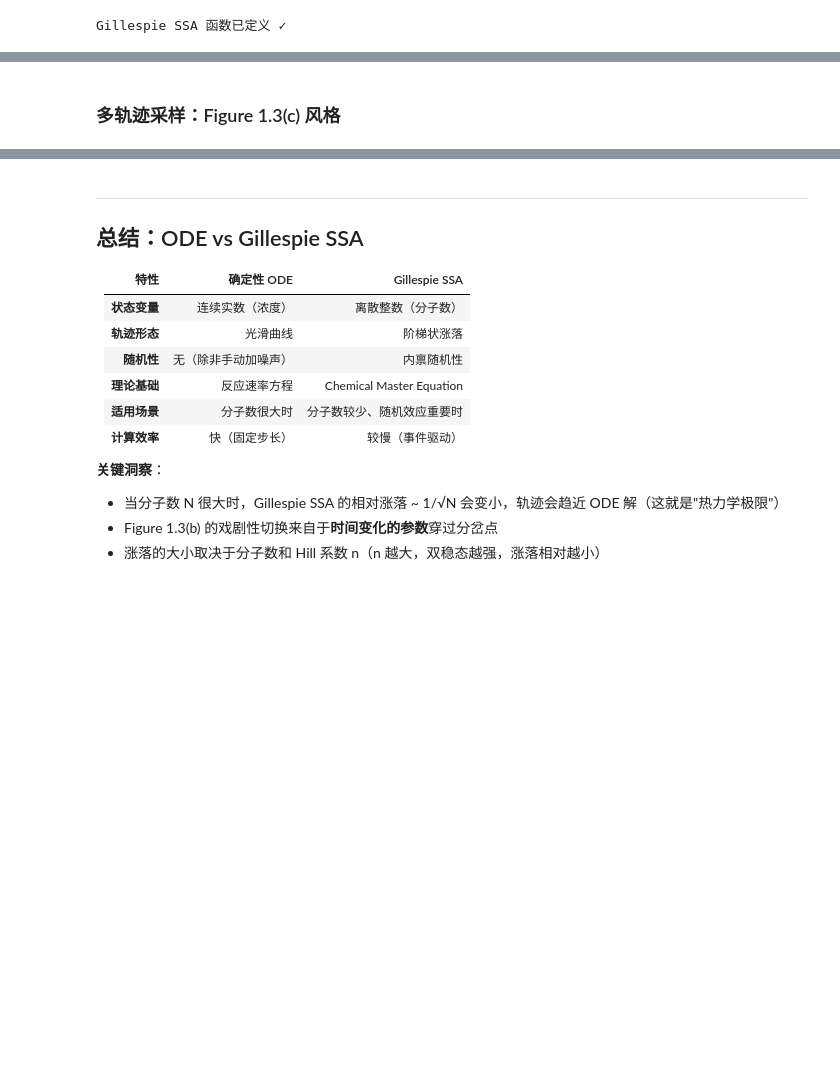
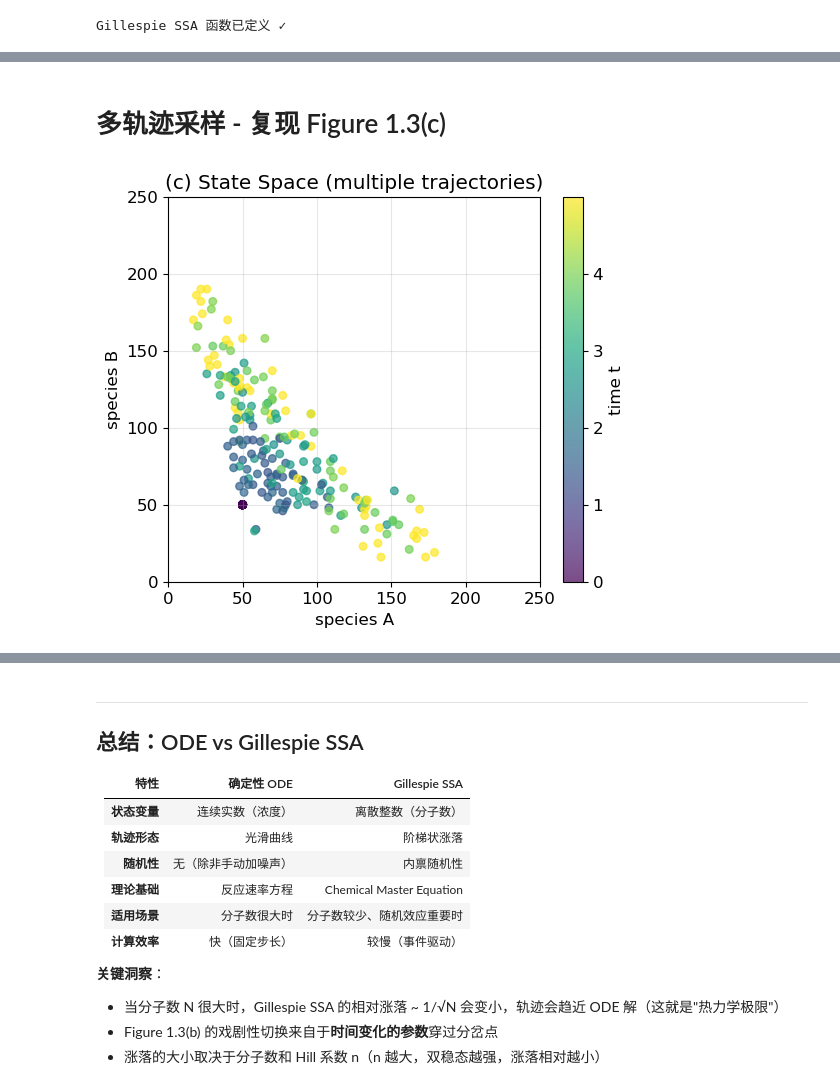
Before and after one commit to qhuang20/tutorial-system-biology, a Jupyter notebook: bistable_toggle_switch.ipynb, the cells around one changed output, grey strips where cells are left out. Cells and saved outputs as stored; diff of their text form; code cells hidden in the pictures; blank space fills up the shorter version.

```diff
--- a/bistable_toggle_switch.ipynb
+++ b/bistable_toggle_switch.ipynb
@@ -575,2 +692,2 @@ plt.show()
 # %% [markdown]
-### 多轨迹采样：Figure 1.3(c) 风格
+# 多轨迹采样 - 复现 Figure 1.3(c)
@@ -618,0 +694,32 @@ print(f"Sampled {len(all_A)} state points from 50 trajectories")
+# %%
+
+n_trajectories = 50  # 运行50次模拟
+all_A, all_B, all_t = [], [], []
+
+for _ in range(n_trajectories):
+    t_ssa, A_ssa, B_ssa = gillespie_toggle_switch_with_selfloop(
+        T_max=5.0,
+        alpha_A=250, alpha_B=250,
+        K_rep=150, K_act=100,
+        n_rep=2, n_act=2,
+        A0=50, B0=50
+    )
+    # 每条轨迹采样几个点
+    sample_idx = np.linspace(0, len(t_ssa)-1, 5).astype(int)
+    all_A.extend(A_ssa[sample_idx])
+    all_B.extend(B_ssa[sample_idx])
+    all_t.extend(t_ssa[sample_idx])
+
+# 绘图
+plt.figure(figsize=(6, 5))
+sc = plt.scatter(all_A, all_B, c=all_t, s=30, cmap='viridis', alpha=0.7)
+plt.colorbar(sc, label='time t')
+plt.xlabel('species A')
+plt.ylabel('species B')
+plt.title('(c) State Space (multiple trajectories)')
+plt.grid(alpha=0.3)
+plt.xlim(0, 250)
+plt.ylim(0, 250)
+plt.show()
+# %% [output]
+[figure, added]
```
Also changed, not shown: parts of 15 cells of this notebook, 1 other file.
